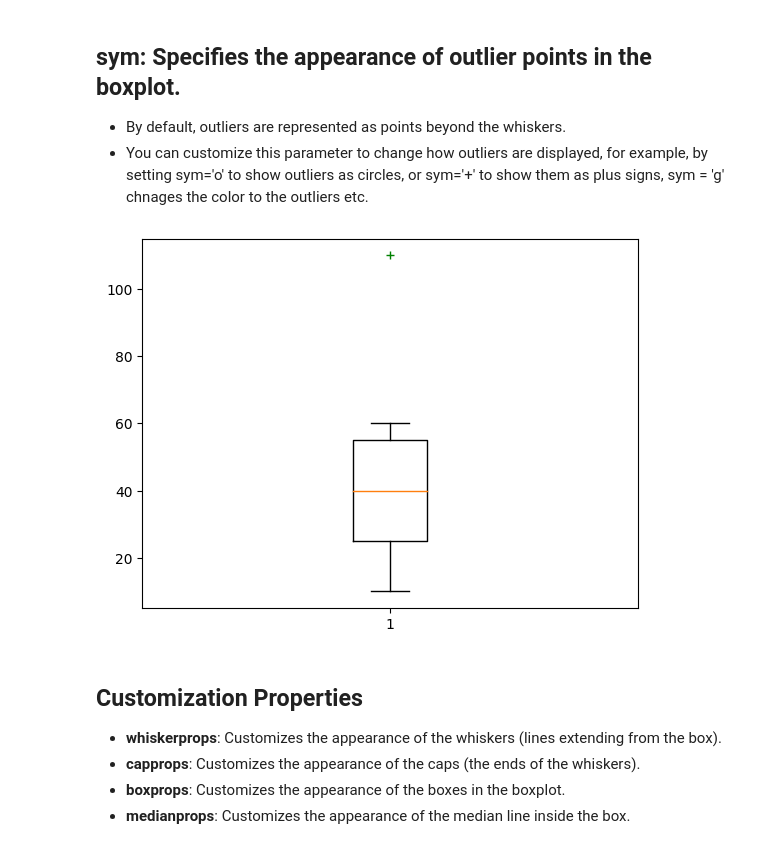
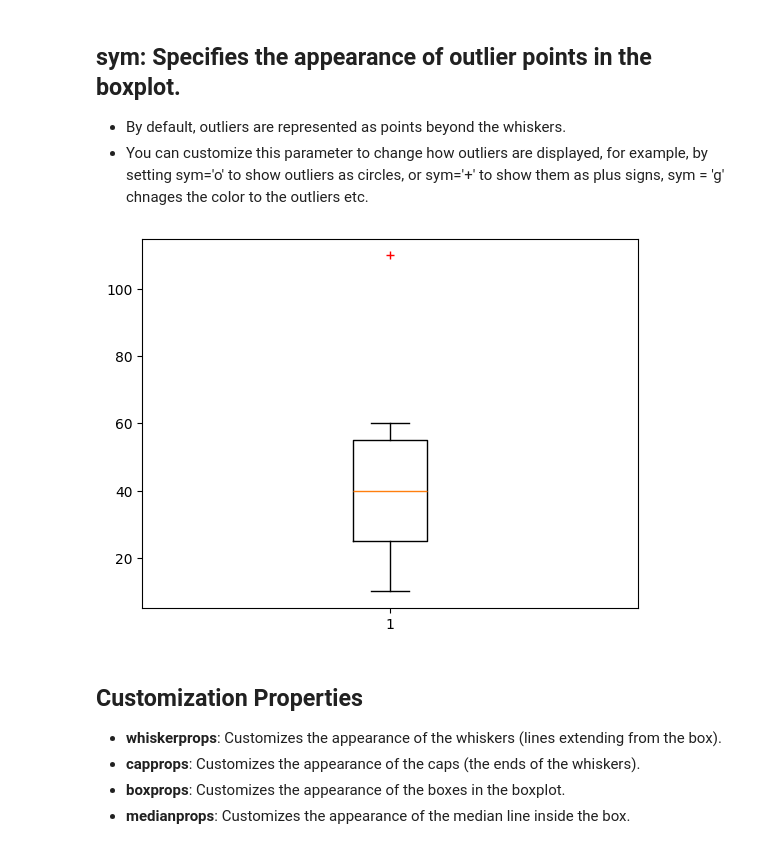
Before and after one commit to skm22/RICR---Data-Science, a Jupyter notebook: Notes/3. Applied Python/3. RICR - Matplotlib Class Notes/Matplotlib Class Notebooks/5. RICR-Box-plot-matplotlib.ipynb, the cells around one changed output. Cells and saved outputs as stored; diff of their text form; code cells hidden in the pictures.

```diff
--- a/Notes/3. Applied Python/3. RICR - Matplotlib Class Notes/Matplotlib Class Notebooks/5. RICR-Box-plot-matplotlib.ipynb
+++ b/Notes/3. Applied Python/3. RICR - Matplotlib Class Notes/Matplotlib Class Notebooks/5. RICR-Box-plot-matplotlib.ipynb
@@ -112,10 +112,10 @@ plt.show()
  - By default, outliers are represented as points beyond the whiskers.
  - You can customize this parameter to change how outliers are displayed, for example, by setting sym='o' to show outliers as circles, or sym='+' to show them as plus signs, sym = 'g' chnages the color to the outliers etc.
 # %%
-plt.boxplot(y,sym='g+')
+plt.boxplot(y,sym='r+')
 plt.show()
 # %% [output]
-[figure, old version]
+[figure, new version]
 # %% [markdown]
 ## Customization Properties
 - **whiskerprops**: Customizes the appearance of the whiskers (lines extending from the box).
```
Also changed, not shown: parts of 1 cell of this notebook, 2 other files.
